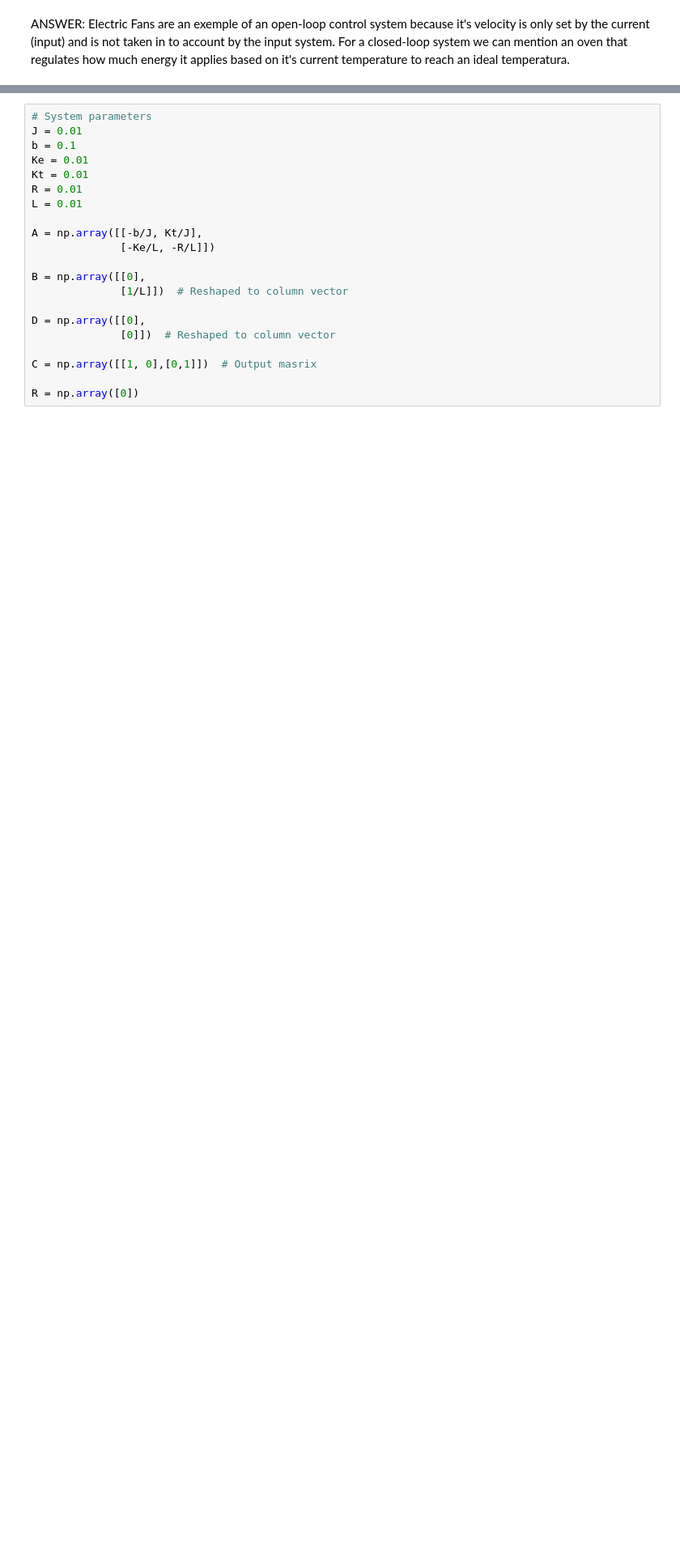
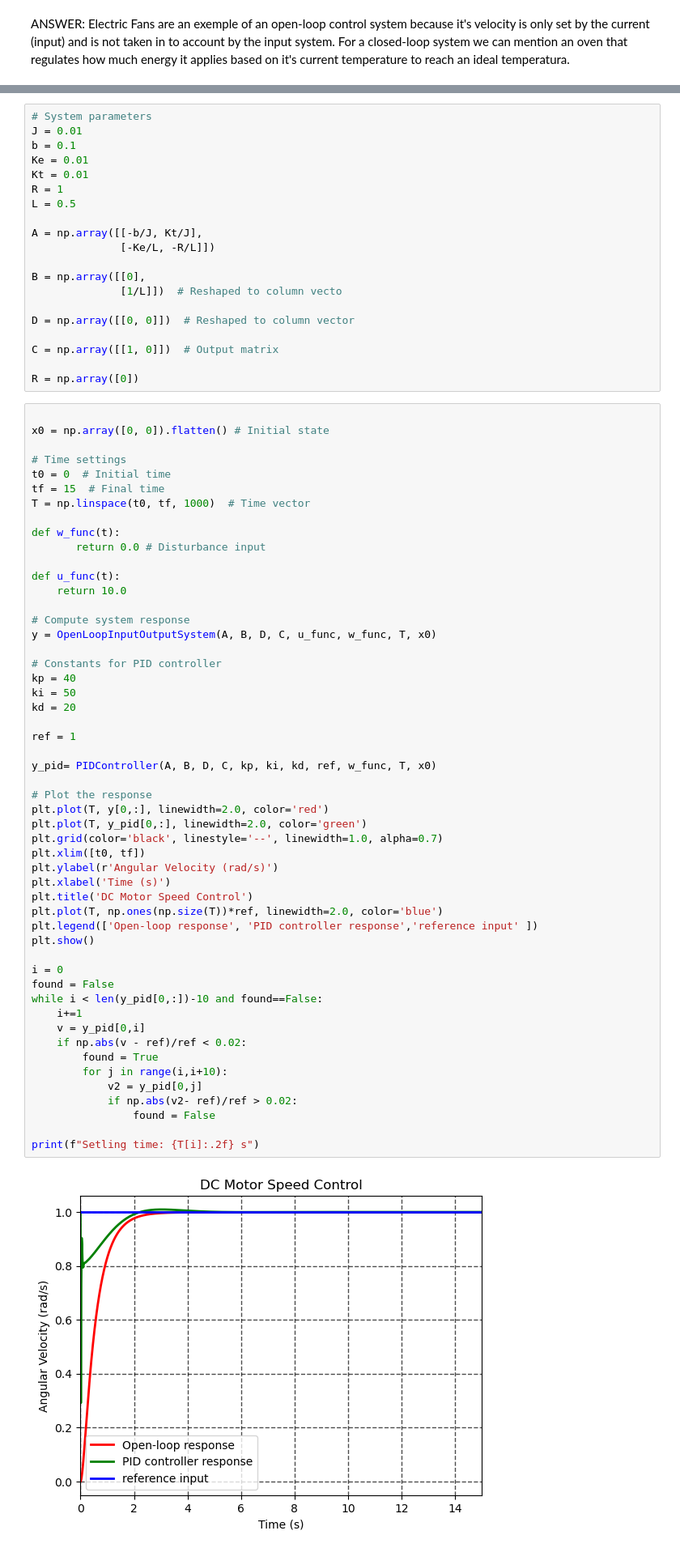
Before and after one commit to DiasJulia/AUT2TTA, a Jupyter notebook: APM_4AUT2_TA_TP2.ipynb, the cells around one changed output, grey strips where cells are left out. Shown at 81% size. Saved outputs shown, nothing was run; the diff lists cells and outputs as text; blank space fills up the shorter version.

```diff
--- a/APM_4AUT2_TA_TP2.ipynb
+++ b/APM_4AUT2_TA_TP2.ipynb
@@ -343,18 +345,71 @@ J = 0.01
 b = 0.1
 Ke = 0.01
 Kt = 0.01
-R = 0.01
-L = 0.01
+R = 1
+L = 0.5
 
 A = np.array([[-b/J, Kt/J],
               [-Ke/L, -R/L]])
 
 B = np.array([[0],
-              [1/L]])  # Reshaped to column vector
+              [1/L]])  # Reshaped to column vecto
 
-D = np.array([[0],
-              [0]])  # Reshaped to column vector
+D = np.array([[0, 0]])  # Reshaped to column vector
 
-C = np.array([[1, 0],[0,1]])  # Output masrix
+C = np.array([[1, 0]])  # Output matrix
 
 R = np.array([0])
+# %%
+
+x0 = np.array([0, 0]).flatten() # Initial state
+
+# Time settings
+t0 = 0  # Initial time
+tf = 15  # Final time
+T = np.linspace(t0, tf, 1000)  # Time vector
+
+def w_func(t):
+       return 0.0 # Disturbance input
+
+def u_func(t):
+    return 10.0
+
+# Compute system response
+y = OpenLoopInputOutputSystem(A, B, D, C, u_func, w_func, T, x0)
+
+# Constants for PID controller
+kp = 40
+ki = 50
+kd = 20
+
+ref = 1
+
+y_pid= PIDController(A, B, D, C, kp, ki, kd, ref, w_func, T, x0)
+
+# Plot the response
+plt.plot(T, y[0,:], linewidth=2.0, color='red')
+plt.plot(T, y_pid[0,:], linewidth=2.0, color='green')
+plt.grid(color='black', linestyle='--', linewidth=1.0, alpha=0.7)
+plt.xlim([t0, tf])
+plt.ylabel(r'Angular Velocity (rad/s)')
+plt.xlabel('Time (s)')
+plt.title('DC Motor Speed Control')
+plt.plot(T, np.ones(np.size(T))*ref, linewidth=2.0, color='blue')
+plt.legend(['Open-loop response', 'PID controller response','reference input' ])
+plt.show()
+
+i = 0
+found = False
+while i < len(y_pid[0,:])-10 and found==False:
+    i+=1
+    v = y_pid[0,i]
+    if np.abs(v - ref)/ref < 0.02:
+        found = True
+        for j in range(i,i+10):
+            v2 = y_pid[0,j]
+            if np.abs(v2- ref)/ref > 0.02:
+                found = False
+
+print(f"Setling time: {T[i]:.2f} s")
+# %% [output]
+[figure, added]
```
Also changed, not shown: parts of 2 cells of this notebook.
